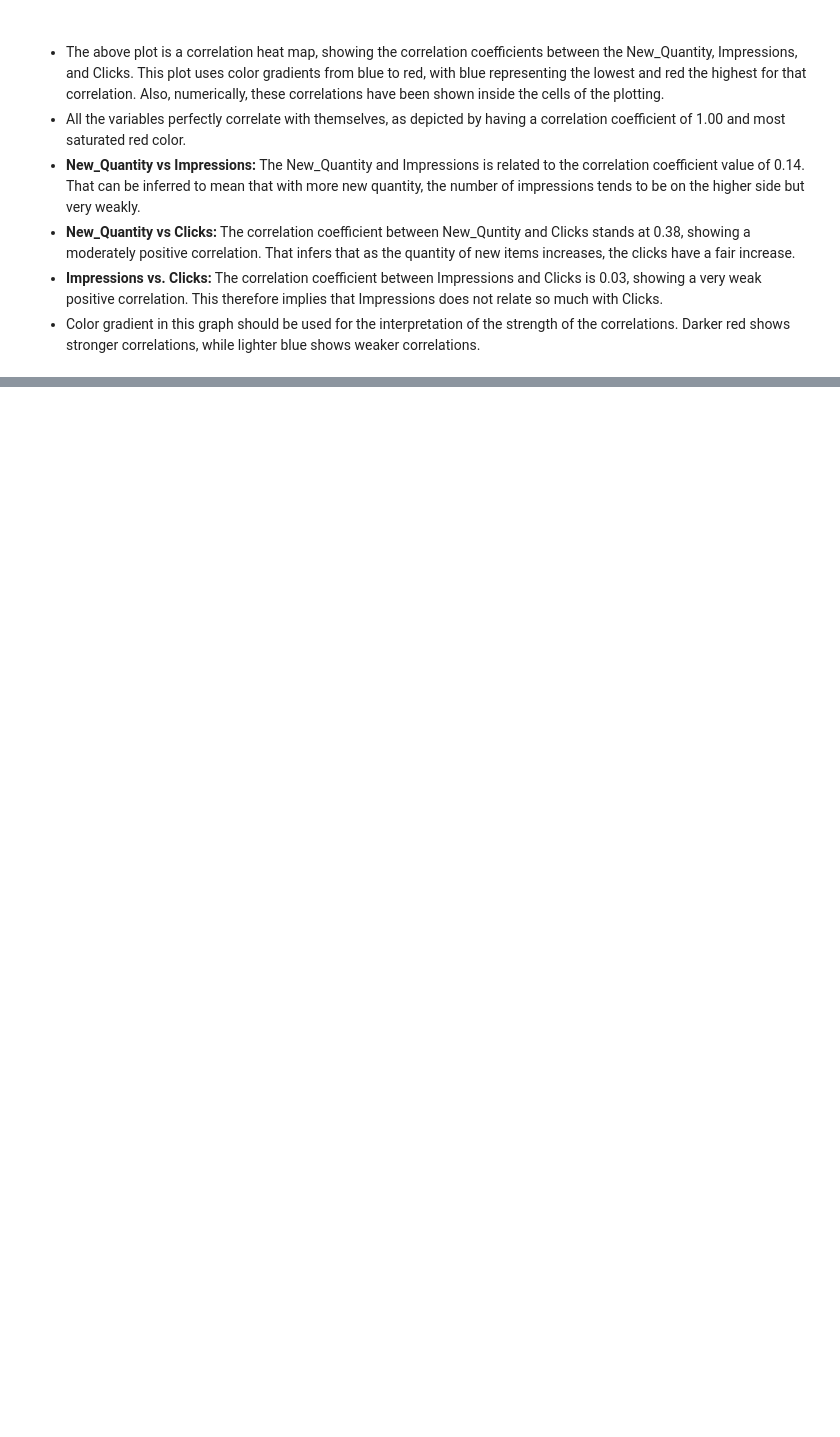
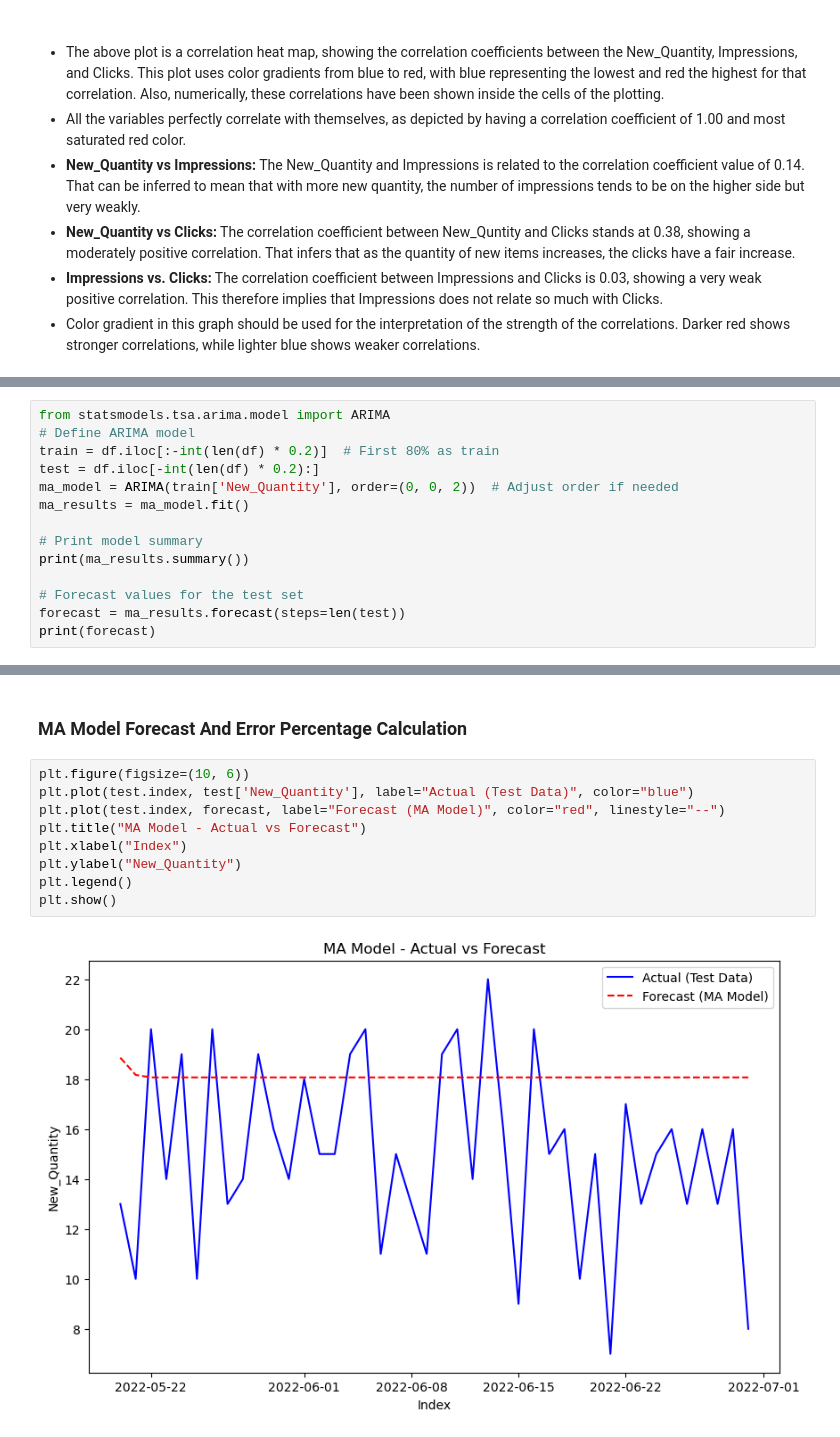
Before and after one commit to Shriya2524/Demand-forcasting, a Jupyter notebook: DEMAND_FORCASTING.ipynb, the cells around one changed output, grey strips where cells are left out. Saved outputs shown, nothing was run; the diff lists cells and outputs as text; blank space fills up the shorter version.

```diff
--- a/DEMAND_FORCASTING.ipynb
+++ b/DEMAND_FORCASTING.ipynb
@@ -522,0 +661,14 @@ plt.show()
+# %%
+from statsmodels.tsa.arima.model import ARIMA
+# Define ARIMA model
+train = df.iloc[:-int(len(df) * 0.2)]  # First 80% as train
+test = df.iloc[-int(len(df) * 0.2):]
+ma_model = ARIMA(train['New_Quantity'], order=(0, 0, 2))  # Adjust order if needed
+ma_results = ma_model.fit()
+
+# Print model summary
+print(ma_results.summary())
+
+# Forecast values for the test set
+forecast = ma_results.forecast(steps=len(test))
+print(forecast)
@@ -522,0 +693,13 @@ plt.show()
+# %% [markdown]
+### MA Model Forecast And Error Percentage Calculation
+# %%
+plt.figure(figsize=(10, 6))
+plt.plot(test.index, test['New_Quantity'], label="Actual (Test Data)", color="blue")
+plt.plot(test.index, forecast, label="Forecast (MA Model)", color="red", linestyle="--")
+plt.title("MA Model - Actual vs Forecast")
+plt.xlabel("Index")
+plt.ylabel("New_Quantity")
+plt.legend()
+plt.show()
+# %% [output]
+[figure, added]
```
Also changed, not shown: parts of 63 cells of this notebook.
